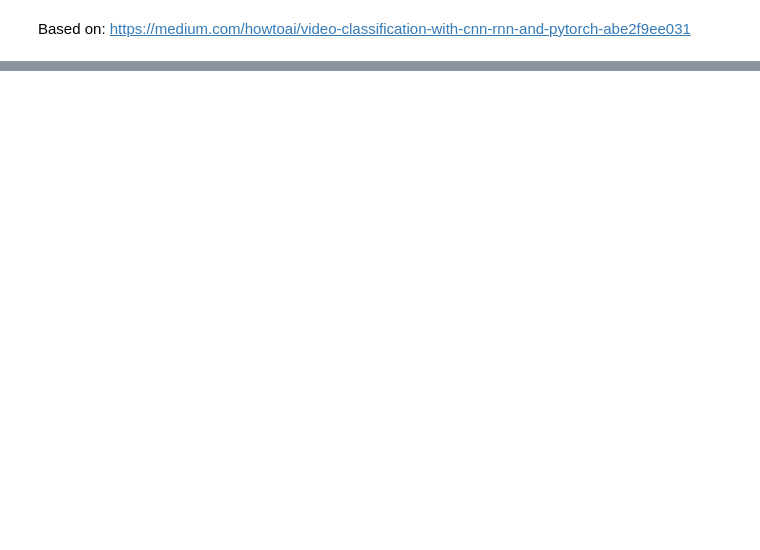
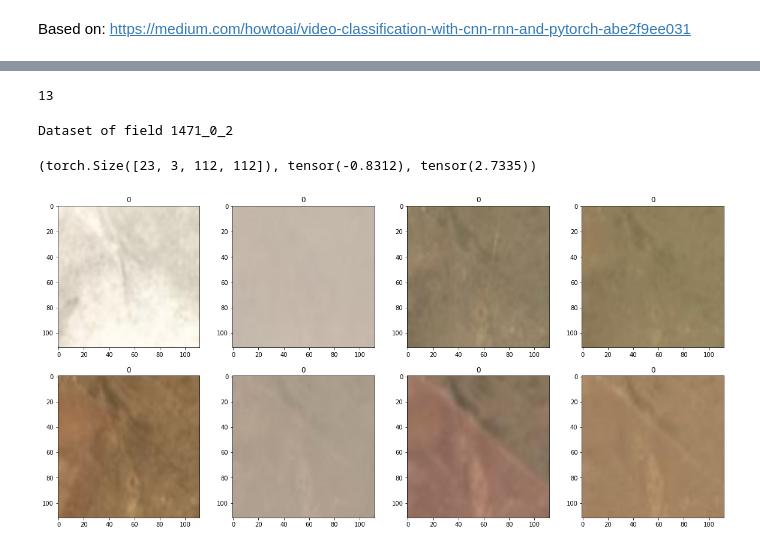
Before and after one commit to kassenov/sat-rnn, a Jupyter notebook: notebooks/Sat-CNN.ipynb, the cells around one changed output, grey strips where cells are left out. Saved outputs shown, nothing was run; the diff lists cells and outputs as text; code cells hidden in the pictures; blank space fills up the shorter version.

Commit message:
Augmentation creator and RNN data prep

```diff
--- a/notebooks/Sat-CNN.ipynb
+++ b/notebooks/Sat-CNN.ipynb
@@ -54,0 +133,4 @@ visualize(augmented_image)
+# %%
+imgs, labels = train_ds[13]
+if len(imgs)>0:
+    print(imgs.shape, torch.min(imgs), torch.max(imgs))
@@ -54,0 +140,9 @@ visualize(augmented_image)
+# %%
+# Sample frames
+import matplotlib.pylab as plt
+%matplotlib inline
+
+plt.figure(figsize=(20,20))
+for ii,img in enumerate(imgs[::3]):
+    plt.subplot(4,4,ii+1)
+    plt.imshow(denormalize(img, mean, std))
@@ -54,0 +151,26 @@ visualize(augmented_image)
+# %%
+# Test data trasnform
+test_transformer = transforms.Compose([
+    transforms.Resize((h,w)),
+    transforms.ToTensor(),
+    transforms.Normalize(mean, std),
+])
+
+test_ds = FieldsDataset(fields= test_fields, transform= test_transformer)
+print(len(test_ds))
+# %% [output]
+13
+# %%
+imgs, labels = test_ds[3]
+imgs.shape, torch.min(imgs), torch.max(imgs)
+# %% [output]
+Dataset of field 1471_0_2
+(torch.Size([23, 3, 112, 112]), tensor(-0.8312), tensor(2.7335))
+# %%
+plt.figure(figsize=(20,20))
+for ii,img in enumerate(imgs[::3]):
+    plt.subplot(4,4,ii+1)
+    plt.imshow(denormalize(img, mean, std))
+    plt.title(labels[ii])
+# %% [output]
+[figure, added]
```
Also changed, not shown: parts of 17 cells of this notebook, 2 other files.
